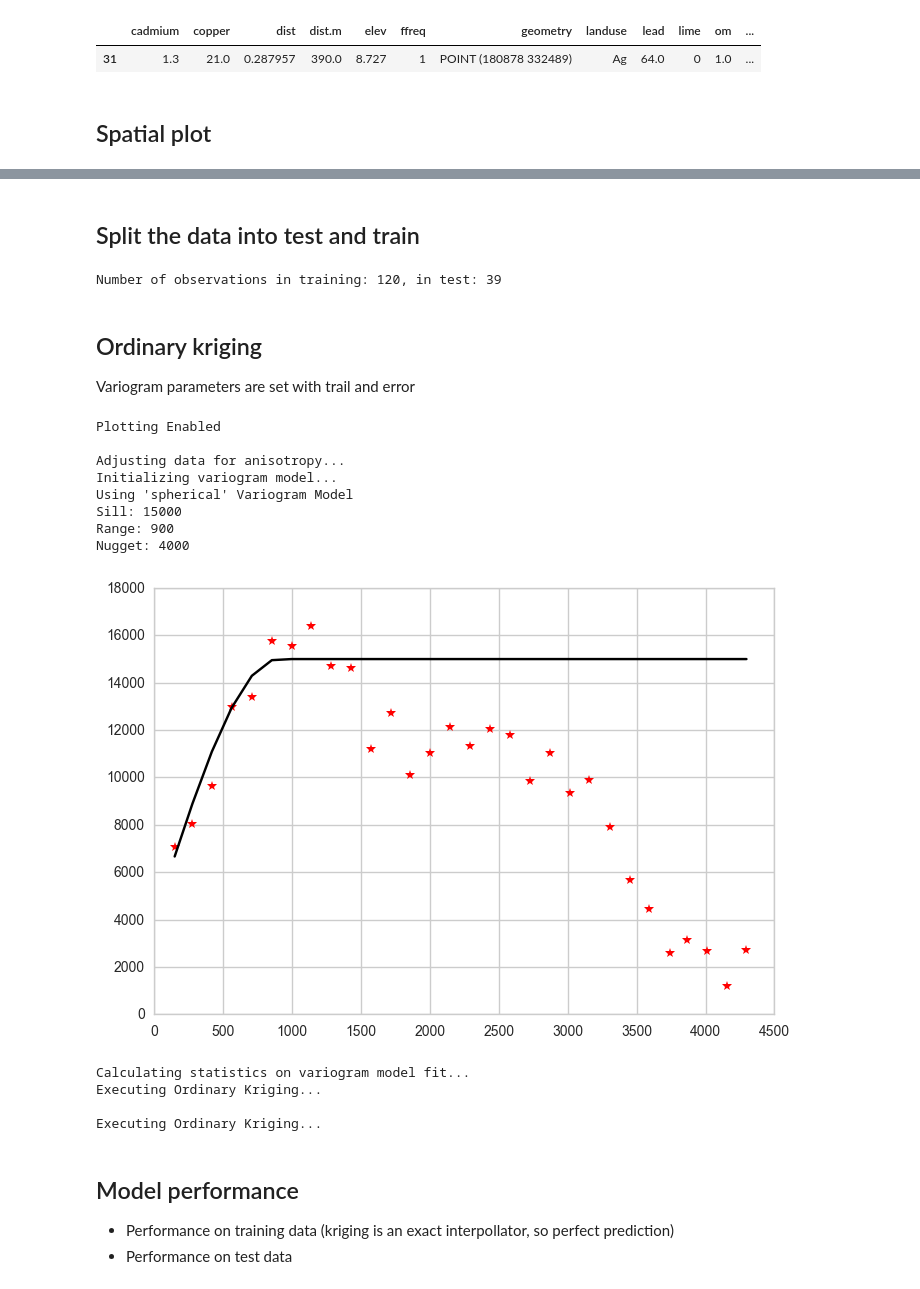
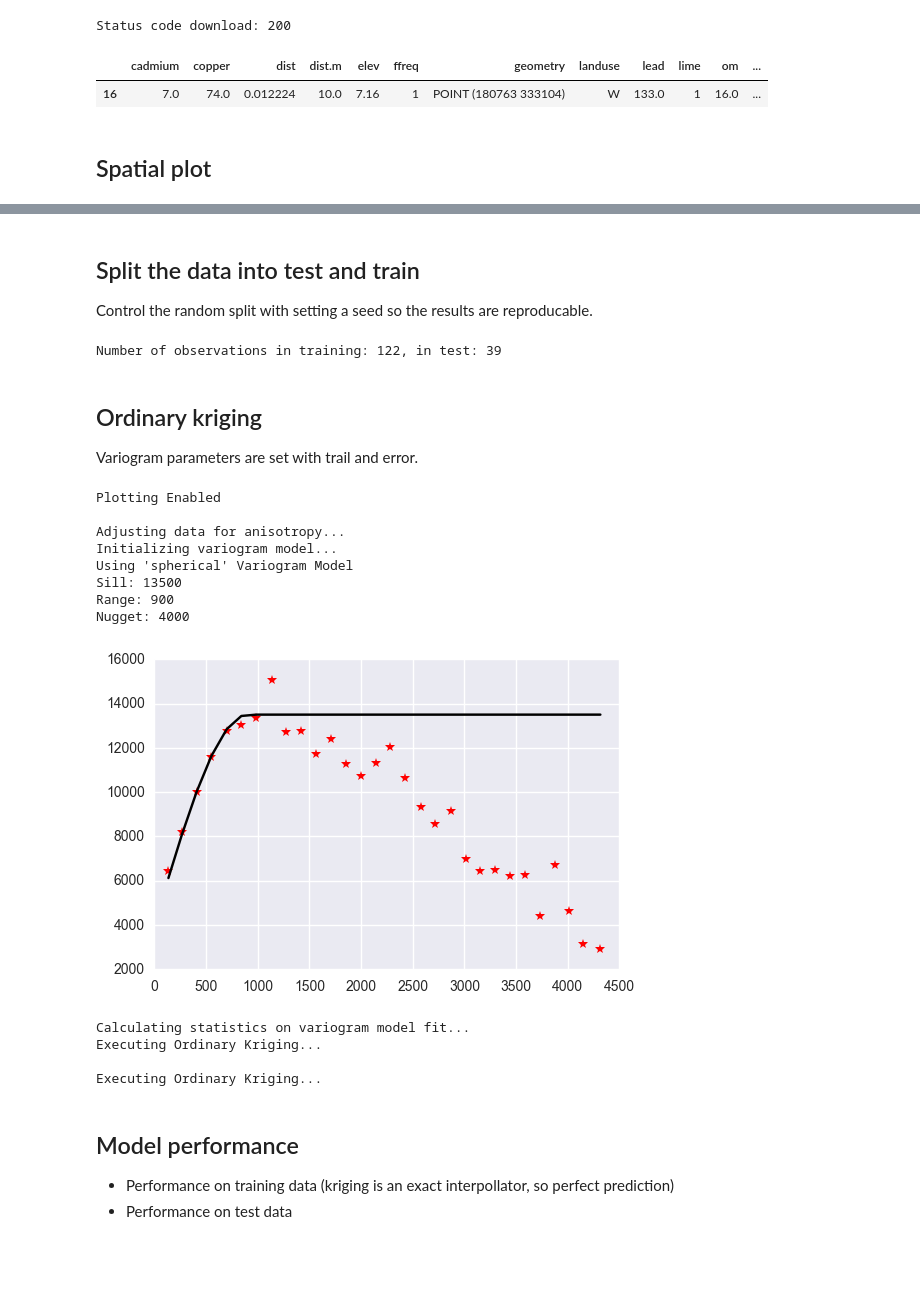
Before and after one commit to GeoStat-Framework/PyKrige, a Jupyter notebook: example_notebooks/Example kriging.ipynb, the cells around one changed output, grey strips where cells are left out. Drawn from its saved outputs; the diff is of its cells as text; code cells hidden in the pictures; blank space fills up the shorter version.

```diff
--- a/example_notebooks/Example kriging.ipynb
+++ b/example_notebooks/Example kriging.ipynb
@@ -22,12 +31,25 @@ Well known spatial dataset: http://spatial-analyst.net/book/meusegrids
+# %%
+if(~os.path.isfile('meuse.zip')):
+    url = 'http://spatial-analyst.net/book/system/files/meuse.zip'
+    results = requests.get(url)
+    print('Status code download: {}'.format(results.status_code))
+with open('meuse.zip', 'wb') as f:
+    f.write(results.content)
+zip_ref = zipfile.ZipFile('meuse.zip', 'r')
+zip_ref.extractall('meuse_example_data/')
+zip_ref.close()
+os.remove('meuse.zip')
+# %% [output]
+Status code download: 200
 # %%
-meuse = gpd.read_file('meuse/meuse.shp')
+meuse = gpd.read_file('meuse_example_data/meuse.shp')
 meuse.crs = {'init':'epsg:28992'}
 meuse['x'] = meuse['geometry'].apply(lambda x: x.x)
 meuse['y'] = meuse['geometry'].apply(lambda x: x.y)
 meuse.sample()
 # %% [output]
 |  | cadmium | copper | dist | dist.m | elev | ffreq | geometry | landuse | lead | lime | om | ... |
-| 31 | 1.3 | 21.0 | 0.287957 | 390.0 | 8.727 | 1 | POINT (180878 332489) | Ag | 64.0 | 0 | 1.0 | ... |
+| 16 | 7.0 | 74.0 | 0.012224 | 10.0 | 7.16 | 1 | POINT (180763 333104) | W | 133.0 | 1 | 16.0 | ... |
 # %% [markdown]
 ## Spatial plot
 # %%
@@ -48,36 +70,39 @@ m.add_children(scale)
 [interactive output not drawn]
 # %% [markdown]
 ## Split the data into test and train
+
+Control the random split with setting a seed so the results are reproducable.
 # %%
+np.random.seed(0)
 test_indexes = np.random.choice(a = meuse.index, size = int(np.round(len(meuse.index.values)/4)))
 train_indexes = [index for index in meuse.index if index not in test_indexes]
 meuse_test = meuse.loc[test_indexes,:].copy()
 meuse_train = meuse.loc[train_indexes,:].copy()
 print('Number of observations in training: {}, in test: {}'.format(len(meuse_train), len(meuse_test)))
 # %% [output]
-Number of observations in training: 120, in test: 39
+Number of observations in training: 122, in test: 39
 # %% [markdown]
 ## Ordinary kriging
 
-Variogram parameters are set with trail and error
+Variogram parameters are set with trail and error.
 # %%
 model = OrdinaryKriging(x = meuse_train['x'], y = meuse_train['y'], z = meuse_train['lead'], verbose = True,
-                variogram_parameters= [15000, 900, 4000],
+                variogram_parameters= [13500, 900, 4000],
                 enable_plotting = True, nlags=30, weight=True, variogram_model = 'spherical')
 meuse_train['prediction'] = model.execute(style = 'points',xpoints = meuse_train['x'], ypoints = meuse_train['y'] )[0].data
 meuse_train['kriging_residual'] = meuse_train['lead'] - meuse_train['prediction']
 meuse_test['prediction'] = model.execute(style = 'points',xpoints = meuse_test['x'], ypoints = meuse_test['y'] )[0].data
 meuse_test['kriging_residual'] = meuse_test['lead'] - meuse_test['prediction']
 # %% [output]
 Plotting Enabled
 
 Adjusting data for anisotropy...
 Initializing variogram model...
 Using 'spherical' Variogram Model
-Sill: 15000
+Sill: 13500
 Range: 900
 Nugget: 4000
-[figure, old version]
+[figure, new version]
 Calculating statistics on variogram model fit...
 Executing Ordinary Kriging...
 
```
Also changed, not shown: parts of 14 cells of this notebook, 30 other files.
